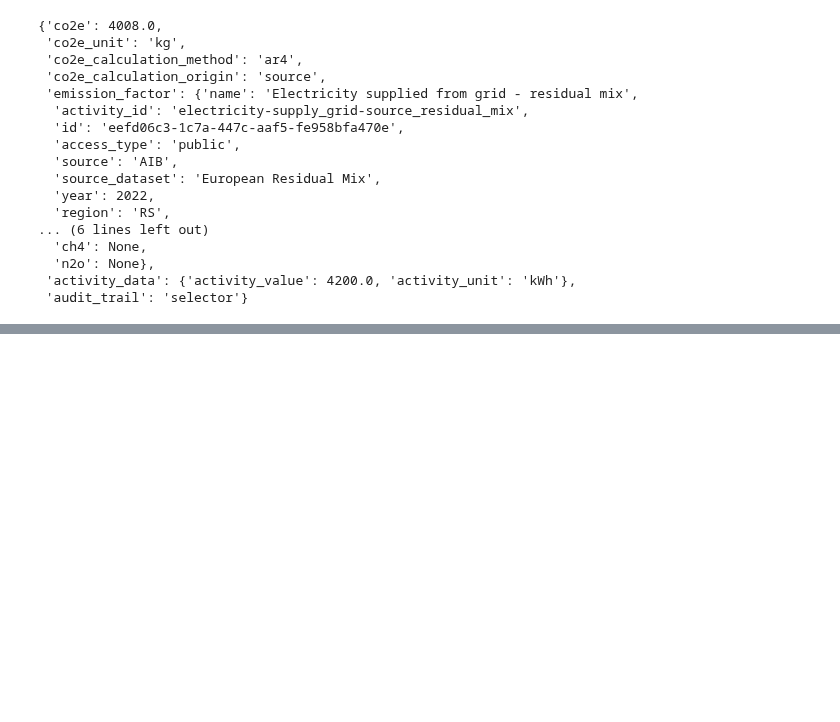
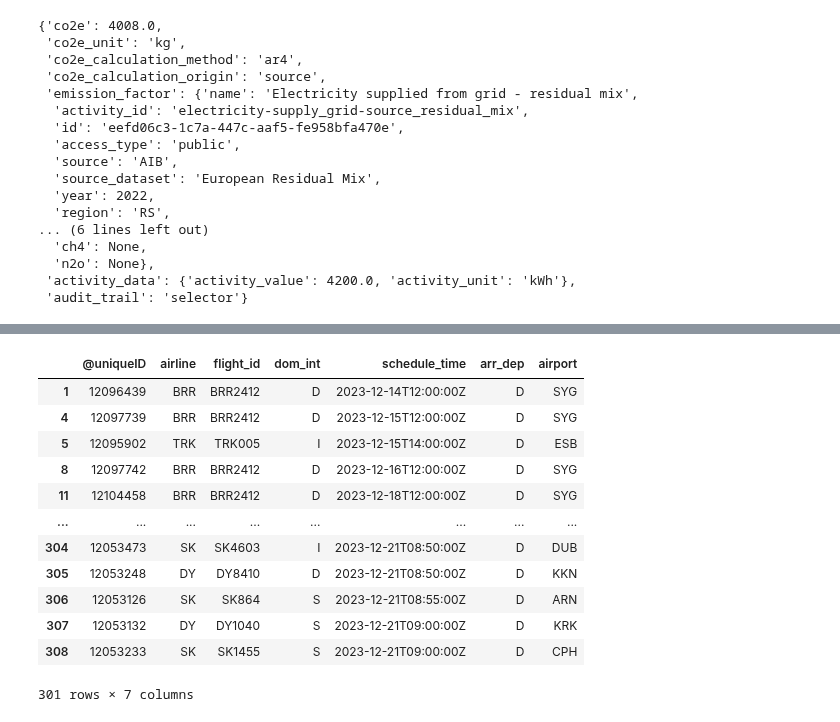
Before and after one commit to FabricatoriusMachinator/etl_miniproject, a Jupyter notebook: api_test.ipynb, the cells around one changed output, grey strips where cells are left out. Drawn from its saved outputs; the diff is of its cells as text; code cells hidden in the pictures; blank space fills up the shorter version.

```diff
--- a/api_test.ipynb
+++ b/api_test.ipynb
@@ -41,6 +43,6 @@ response.json()
  'activity_data': {'activity_value': 4200.0, 'activity_unit': 'kWh'},
  'audit_trail': 'selector'}
 # %%
-avinor_url = "https://flydata.avinor.no/XmlFeed.asp?TimeFrom=1&TimeTo=7&airport=OSL&direction=D"
+avinor_url = "https://flydata.avinor.no/XmlFeed.asp?TimeFrom=1&TimeTo=24&airport=OSL&direction=D"
 avinor_response = requests.get(avinor_url)
 # %%
@@ -65 +68,30 @@ xmltodict.parse(avinor_response.text)
      'check_in': '1 2 3'}]}}}
+# %%
+if avinor_response.ok:
+
+    xml_data = avinor_response.text
+    data_dict = xmltodict.parse(xml_data)
+
+    flights = data_dict['airport']['flights']['flight']
+
+    df_flights = pd.DataFrame(flights)
+
+    df_flights = df_flights[df_flights["airline"] != "JUL"]
+
+    df_flights.drop(columns=["gate", "via_airport", "check_in", "status", "delayed"], inplace=True)
+# %%
+df_flights
+# %% [output]
+|  | @uniqueID | airline | flight_id | dom_int | schedule_time | arr_dep | airport |
+| 1 | 12096439 | BRR | BRR2412 | D | 2023-12-14T12:00:00Z | D | SYG |
+| 4 | 12097739 | BRR | BRR2412 | D | 2023-12-15T12:00:00Z | D | SYG |
+| 5 | 12095902 | TRK | TRK005 | I | 2023-12-15T14:00:00Z | D | ESB |
+| 8 | 12097742 | BRR | BRR2412 | D | 2023-12-16T12:00:00Z | D | SYG |
+| 11 | 12104458 | BRR | BRR2412 | D | 2023-12-18T12:00:00Z | D | SYG |
+| ... | ... | ... | ... | ... | ... | ... | ... |
+| 304 | 12053473 | SK | SK4603 | I | 2023-12-21T08:50:00Z | D | DUB |
+| 305 | 12053248 | DY | DY8410 | D | 2023-12-21T08:50:00Z | D | KKN |
+| 306 | 12053126 | SK | SK864 | S | 2023-12-21T08:55:00Z | D | ARN |
+| 307 | 12053132 | DY | DY1040 | S | 2023-12-21T09:00:00Z | D | KRK |
+| 308 | 12053233 | SK | SK1455 | S | 2023-12-21T09:00:00Z | D | CPH |
+301 rows × 7 columns
```
Also changed, not shown: parts of 3 cells of this notebook, 1 other file.
